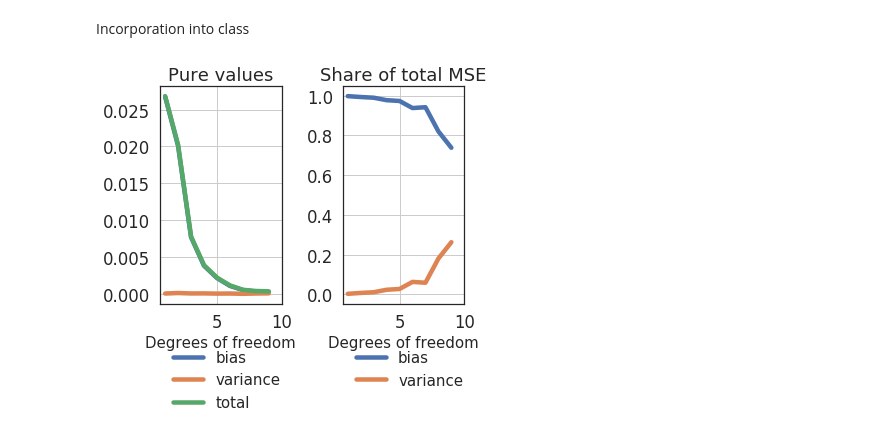
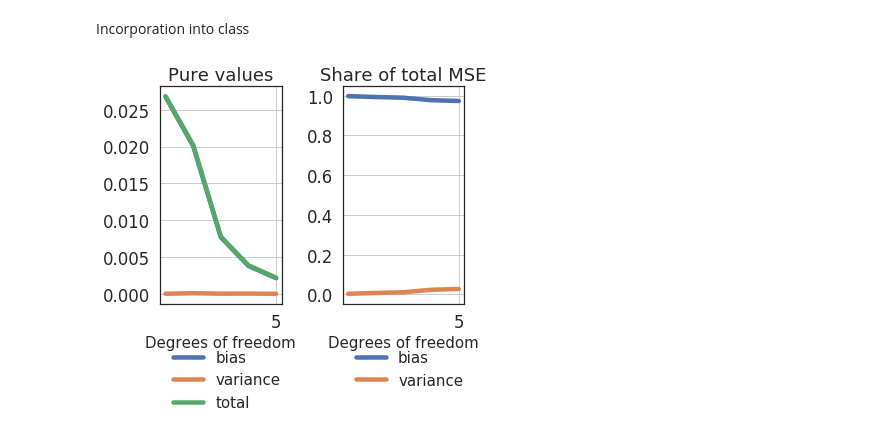
Before and after one commit to kaaja/ADAML, a Jupyter notebook: m1/m1BootstrapTesting.ipynb, the cells around one changed output. Saved outputs shown, nothing was run; the diff lists cells and outputs as text; code cells hidden in the pictures.

```diff
--- a/m1/m1BootstrapTesting.ipynb
+++ b/m1/m1BootstrapTesting.ipynb
@@ -111,22 +111,22 @@ Incorporation into class
 # %%
 from classesRegression import *
 
 def FrankeFunction(x,y):
     term1 = 0.75*np.exp(-(0.25*(9*x-2)**2) - 0.25*((9*y-2)**2))
     term2 = 0.75*np.exp(-((9*x+1)**2)/49.0 - 0.1*(9*y+1))
     term3 = 0.5*np.exp(-(9*x-7)**2/4.0 - 0.25*((9*y-3)**2))
     term4 = -0.2*np.exp(-(9*x-4)**2 - (9*y-7)**2)
     return term1 + term2 + term3 + term4
 
 observations = 30
 
 xPlot, yPlot, zPlot = createFrankeData(plot=False, observations=observations)
 tst1 = Problem(xPlot, yPlot, zPlot,trueFunction=FrankeFunction)
 
-maxDegree = 10
+maxDegree = 6
 bootstraps = 100
 
 tst1.varianceBiasDecompositionBootsrap(maxDegree = maxDegree, \
 bootstraps=100)
 # %% [output]
-[figure, old version]
+[figure, new version]
```
Also changed, not shown: 3 other files.
